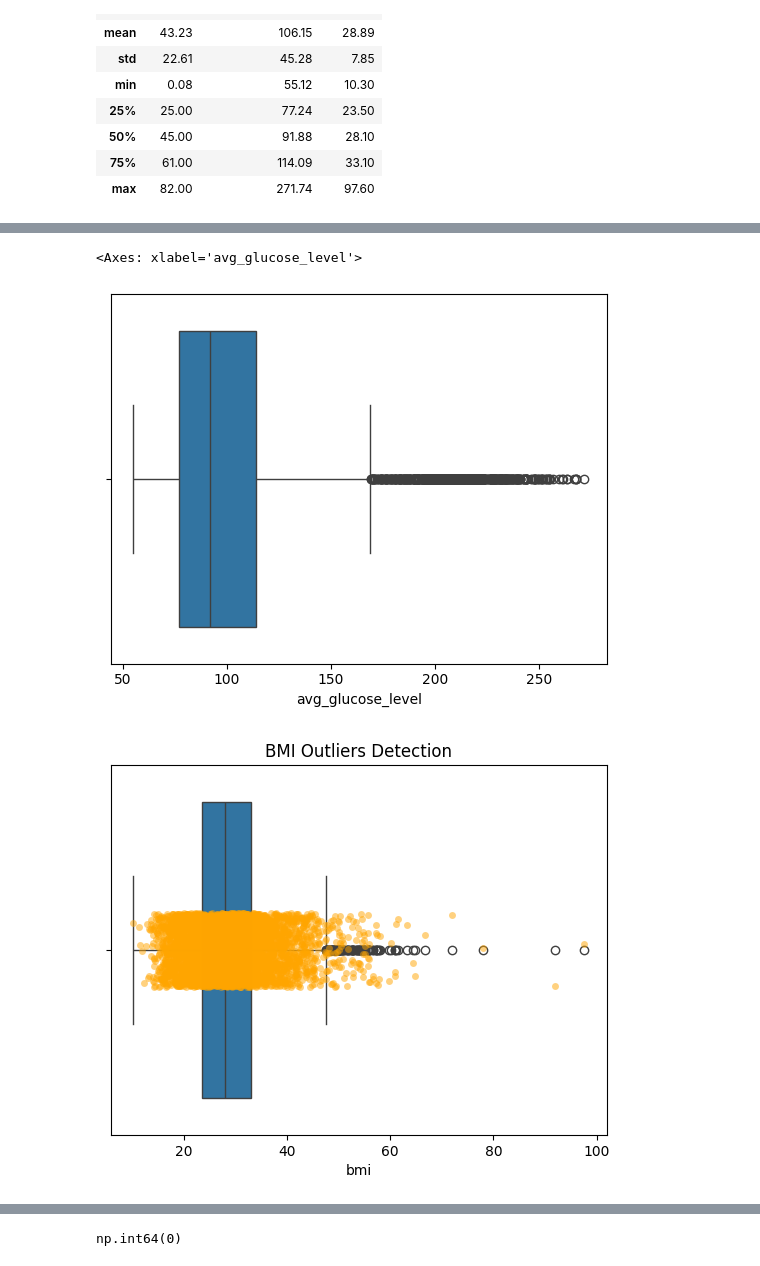
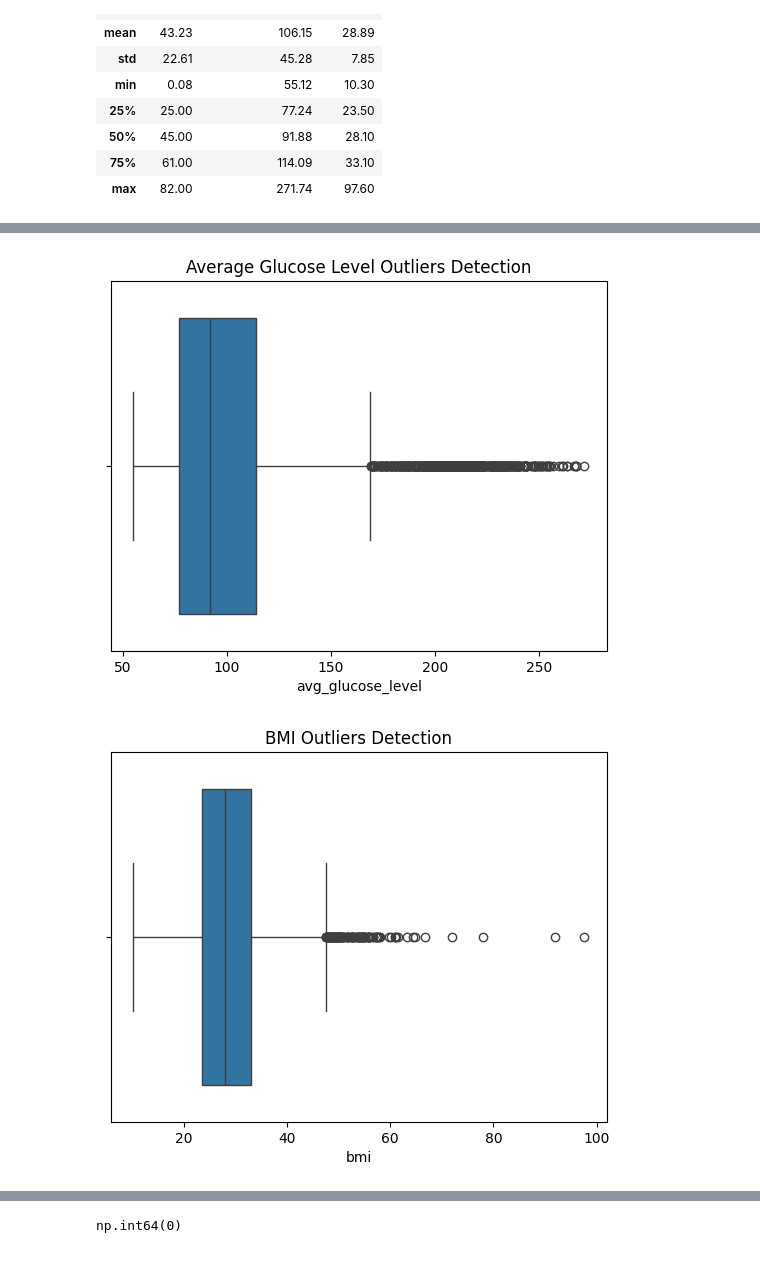
Before and after one commit to DPowidzka/stroke_prediction, a Jupyter notebook: stroke_prediction.ipynb, the cells around one changed output, grey strips where cells are left out. Drawn from its saved outputs; the diff is of its cells as text; code cells hidden in the pictures.

```diff
--- a/stroke_prediction.ipynb
+++ b/stroke_prediction.ipynb
@@ -75,14 +78,14 @@ sns.boxplot(x='age', data=stroke_df)
 # %%
 sns.boxplot(x='avg_glucose_level', data=stroke_df)
+plt.title('Average Glucose Level Outliers Detection')
+plt.show()
 # %% [output]
-<Axes: xlabel='avg_glucose_level'>
-[figure, old version]
+[figure, new version]
 # %%
 sns.boxplot(x='bmi', data=stroke_df)
-sns.stripplot(x='bmi', data=stroke_df, color='orange', alpha=0.5, jitter=True)
 plt.title('BMI Outliers Detection')
 plt.show()
 # %% [output]
-[figure, old version]
+[figure, new version]
 # %% [markdown]
 ### Data consistency check
```
Also changed, not shown: parts of 23 cells of this notebook.
